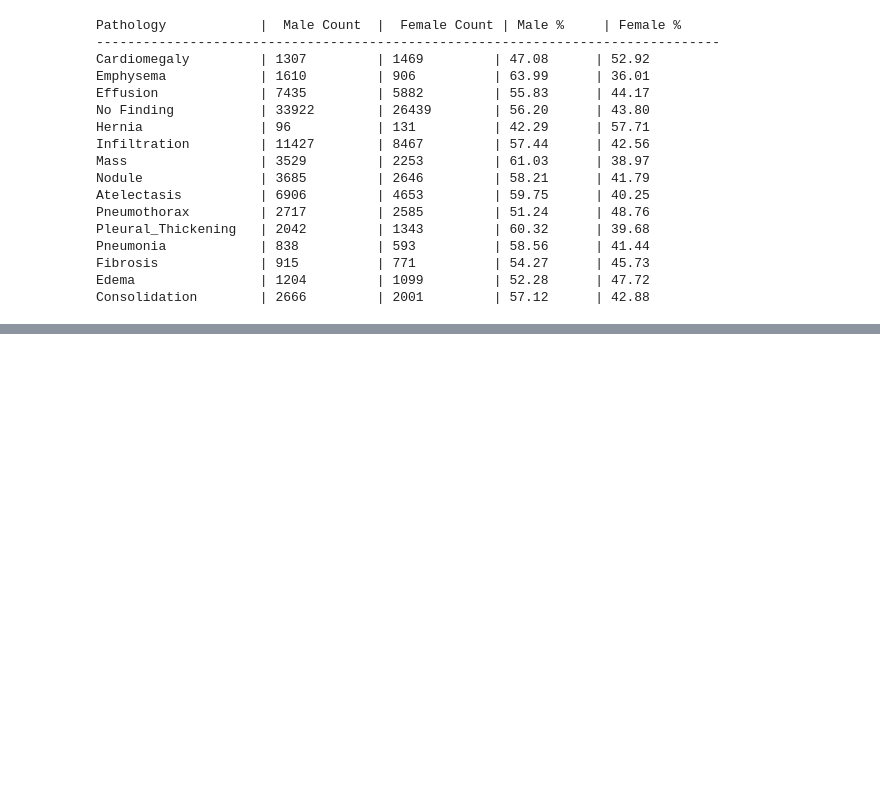
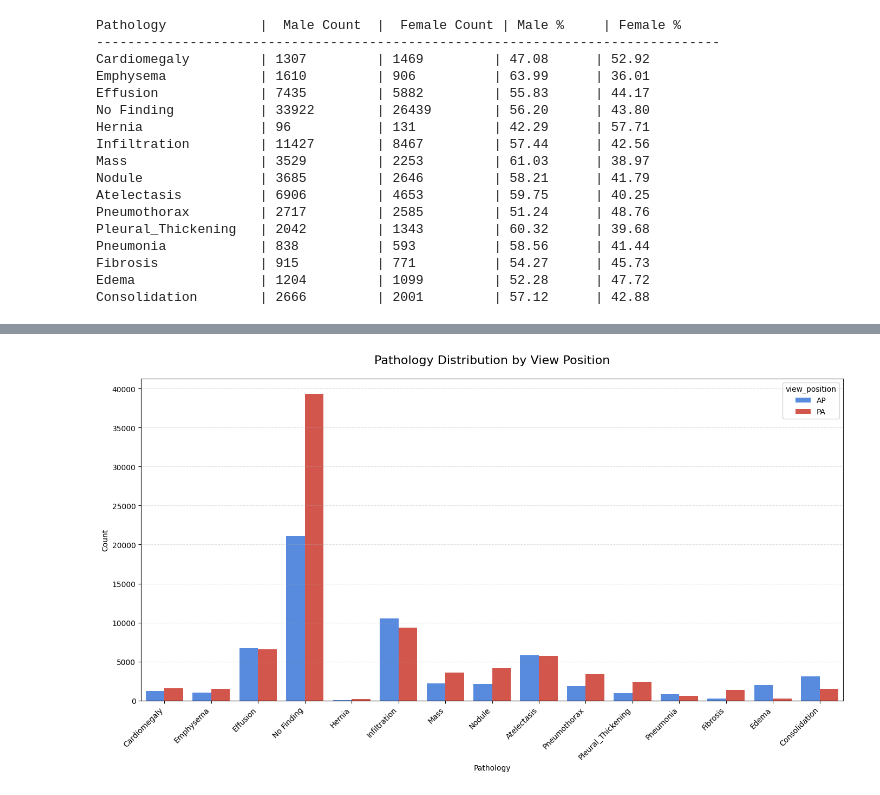
Before and after one commit to psiku/dnn-cxr-diagnostics, a Jupyter notebook: cxr-training-pipeline/notebooks/01_eda/cxr8_metadata_analysis.ipynb, the cells around one changed output, grey strips where cells are left out. Cells and saved outputs as stored; diff of their text form; code cells hidden in the pictures; blank space fills up the shorter version.

```diff
--- a/cxr-training-pipeline/notebooks/01_eda/cxr8_metadata_analysis.ipynb
+++ b/cxr-training-pipeline/notebooks/01_eda/cxr8_metadata_analysis.ipynb
@@ -385,0 +473,14 @@ plt.show()
+# %%
+pathology_vp_dict = {}
+for pathology in unique_labels:
+    vp_counts = metadata[metadata['finding_labels'].str.contains(pathology)]['view_position'].value_counts()
+    pathology_vp_dict[pathology] = vp_counts
+
+print(f"{'Pathology':<20} | {'AP Count':<10} | {'PA Count':<10} | {'AP %':<10} | {'PA %':<10}")
+print("-" * 70)
+for pathology, vp_counts in pathology_vp_dict.items():
+    ap_count = vp_counts.get('AP', 0)
+    pa_count = vp_counts.get('PA', 0)
+    total_count = ap_count + pa_count
+
+    print(f"{pathology:<20} | {ap_count:<10} | {pa_count:<10} | {(ap_count / total_count * 100) if total_count > 0 else 0:<10.2f} | {(pa_count / total_count * 100) if total_count > 0 else 0:<10.2f}")
@@ -385,0 +505,4 @@ plt.show()
+# %%
+vp_df = pd.DataFrame(pathology_vp_dict).T
+vp_df = vp_df.reset_index().rename(columns={'index': 'Pathology'})
+vp_df
@@ -385,0 +527,19 @@ plt.show()
+# %%
+vp_melted = vp_df.melt(id_vars='Pathology', var_name='view_position', value_name='Count')
+
+plt.figure(figsize=(14, 8))
+sns.barplot(
+    data=vp_melted,
+    x='Pathology',
+    y='Count',
+    hue='view_position',
+    palette={'AP': '#4285F4', 'PA': '#EA4335'}
+)
+
+plt.title("Pathology Distribution by View Position", fontsize=16, pad=20)
+plt.xticks(rotation=45, ha='right')
+plt.grid(axis='y', linestyle='--', alpha=0.4)
+plt.tight_layout()
+
+plt.show()
+# %% [output]
@@ -385,0 +547 @@ plt.show()
+[figure, added]
```
Also changed, not shown: parts of 14 cells of this notebook.
